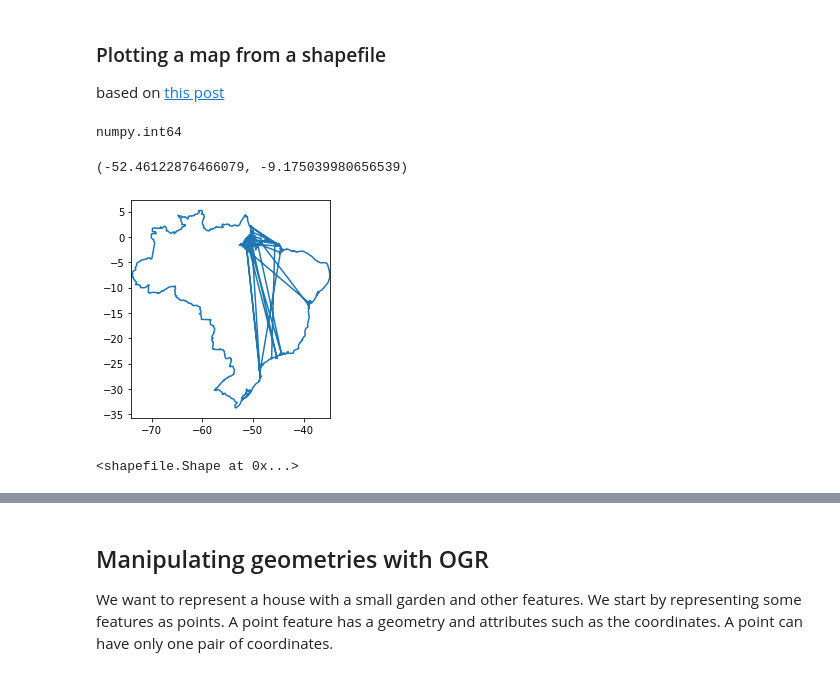
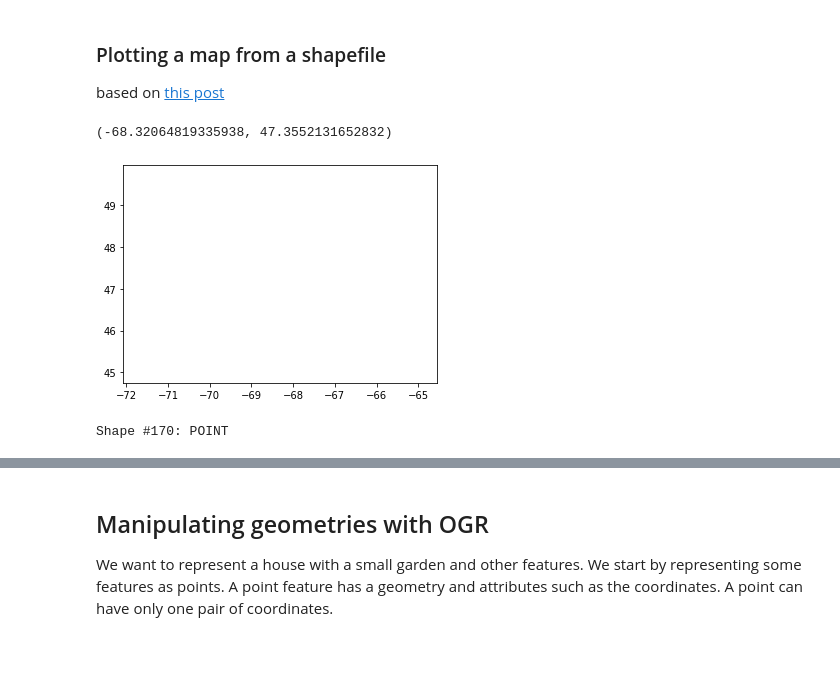
Before and after one commit to luigiselmi/geoscience, a Jupyter notebook: geospatial_vector_data.ipynb, the cells around one changed output, grey strips where cells are left out. Saved outputs shown, nothing was run; the diff lists cells and outputs as text; code cells hidden in the pictures.

```diff
--- a/geospatial_vector_data.ipynb
+++ b/geospatial_vector_data.ipynb
@@ -640,7 +644,7 @@ FID     Geometry                  NAME      POP2010
 # %% [markdown]
 ### Reading ESRI shape files using the Python Shapefile Library
 # %%
-shp_path = r'data\esri\World_Countries\World_Countries'
+shp_path = 'data/vector/US/cities_48.shp'
 sf = shp.Reader(shp_path)
 len(sf)
 # %% [output]
@@ -666,3 +669,0 @@ True
-# %%
-s = sf.shape(7)
-['%.3f' % coord for coord in s.bbox]
@@ -755,7 +745,7 @@ df[df.COUNTRY == 'Italy']
 ### Plotting a map from a shapefile
 based on [this post](https://towardsdatascience.com/mapping-geograph-data-in-python-610a963d2d7f)
 # %%
-def plot_shape(id, s=None):
+def plot_shape(sf, id, s=None):
     """ PLOTS A SINGLE SHAPE """
     plt.figure()
     ax = plt.axes()
@@ -766,25 +756,19 @@ def plot_shape(id, s=None):
     for ip in range(len(shape_ex.points)):
         x_lon[ip] = shape_ex.points[ip][0]
         y_lat[ip] = shape_ex.points[ip][1]
-    plt.plot(x_lon,y_lat)
+        plt.plot(x_lon[ip],y_lat[ip])
     x0 = np.mean(x_lon)
     y0 = np.mean(y_lat)
     plt.text(x0, y0, s, fontsize=10)
     # use bbox (bounding box) to set plot limits
-    plt.xlim(shape_ex.bbox[0],shape_ex.bbox[2])
+    #plt.xlim(shape_ex.bbox[0],shape_ex.bbox[2])
     return x0, y0
-# %%
-country = 'Italy'
-country_id = df[df.COUNTRY == country]; country_id.index[0]
-type(country_id.index[0])
-# %% [output]
-numpy.int64
-# %%
-plot_shape(20, s=None)
-# %% [output]
-(-52.46122876466079, -9.175039980656539)
-[figure, removed]
+# %%
+plot_shape(sf, 1)
+# %% [output]
+(-68.32064819335938, 47.3552131652832)
+[figure, added]
 # %%
 sf.shape(170)
 # %% [output]
-<shapefile.Shape at 0x...>
+Shape #170: POINT
```
Also changed, not shown: parts of 98 cells of this notebook, 1 other file.
